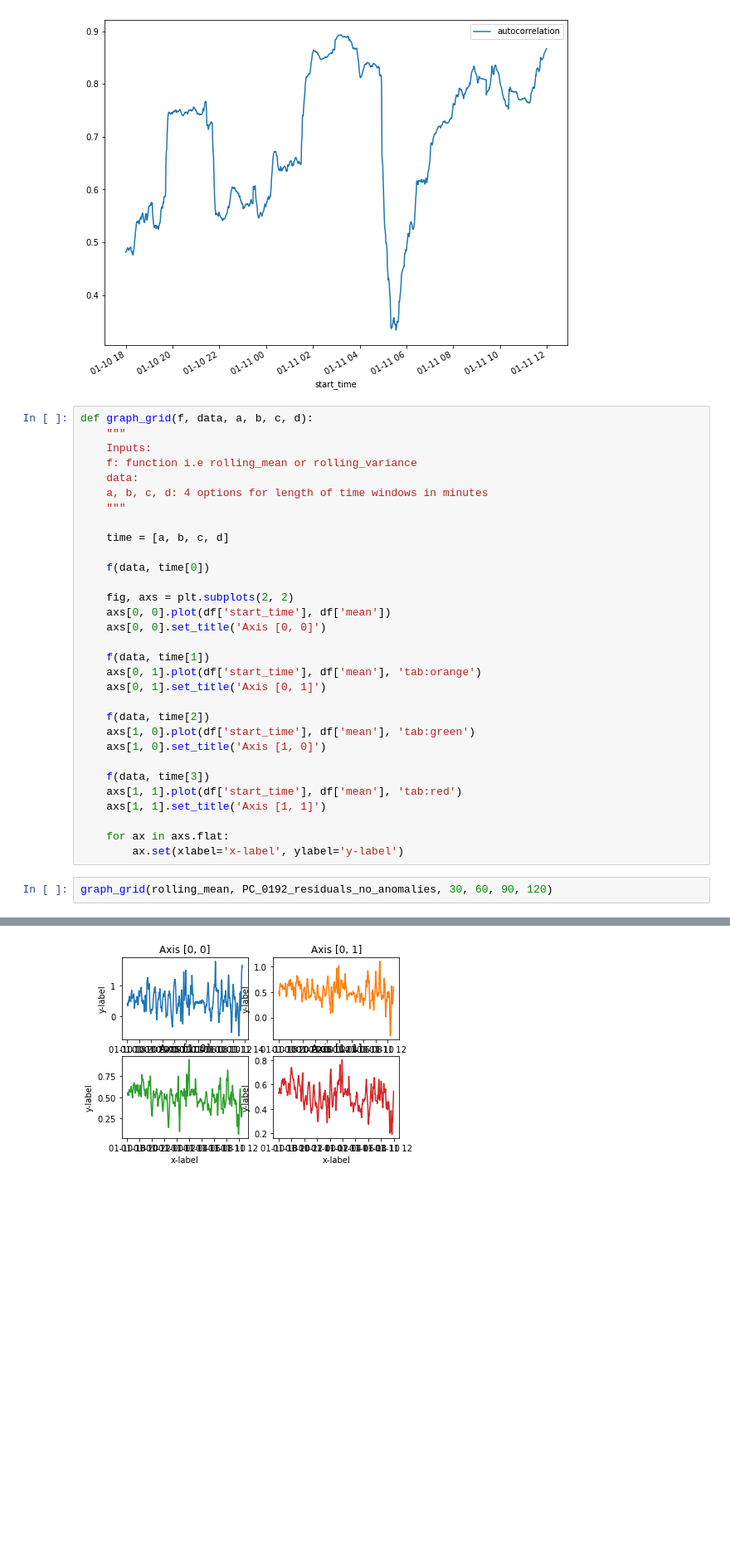
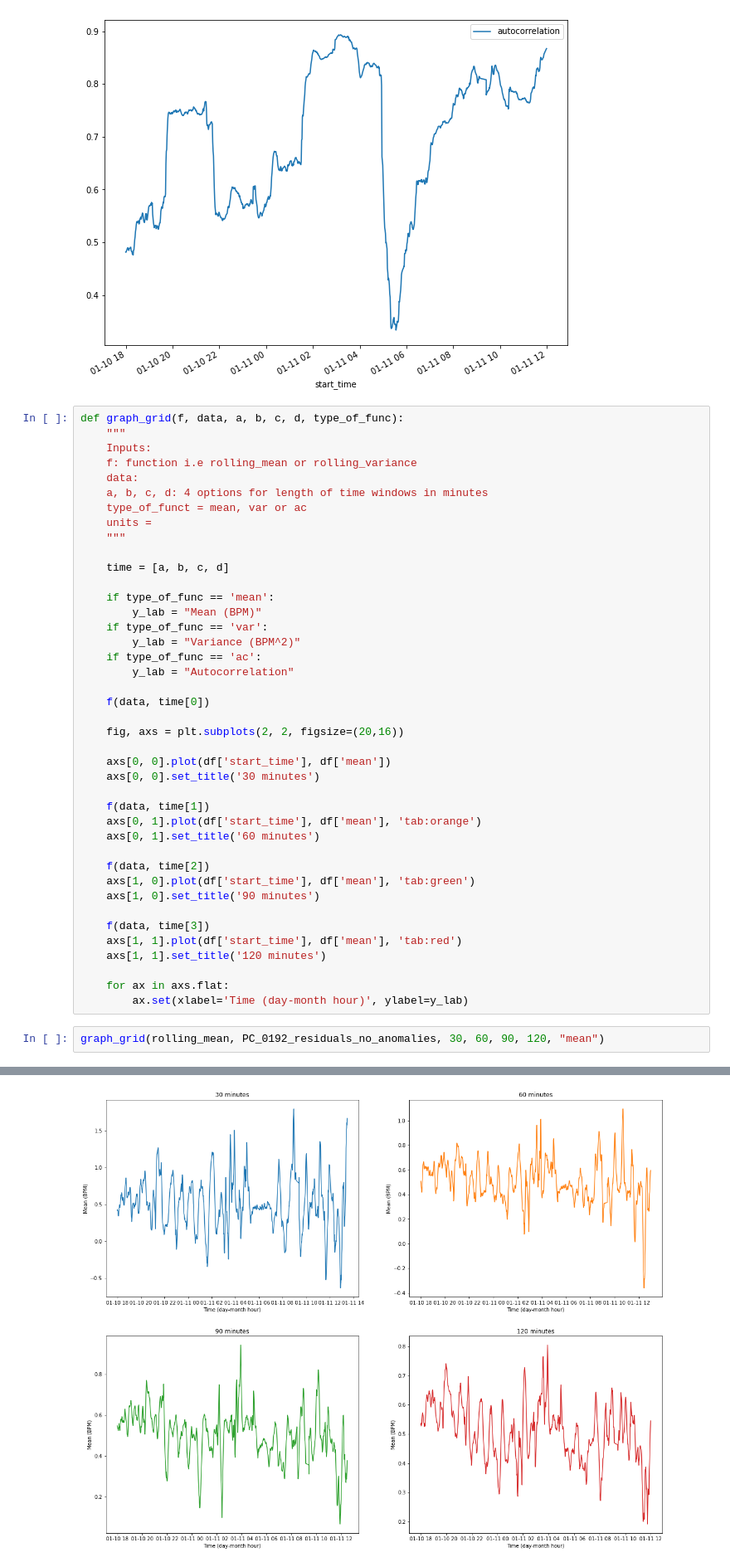
Before and after one commit to l-khali/In2Research, a Jupyter notebook: PC-0192_analysis.ipynb, the cells around one changed output, grey strips where cells are left out. Shown at 83% size. Saved outputs shown, nothing was run; the diff lists cells and outputs as text; blank space fills up the shorter version.

Commit message:
hr graph

```diff
--- a/PC-0192_analysis.ipynb
+++ b/PC-0192_analysis.ipynb
@@ -791,53 +791,63 @@ The Hamid and Rao correction relusts in a p-value of 0.0010411659590177091
 Output of Hamid Rao correction: Modified_Mann_Kendall_Test_Hamed_Rao_Approach(trend='increasing', h=True, p=0.0010411659590177091, z=3.279159975263558, Tau=0.317066556825593, s=184742.0, var_s=3173959 ...
 [figure]
 # %%
-def graph_grid(f, data, a, b, c, d):
+def graph_grid(f, data, a, b, c, d, type_of_func):
     """
     Inputs:
     f: function i.e rolling_mean or rolling_variance
     data:
     a, b, c, d: 4 options for length of time windows in minutes
+    type_of_funct = mean, var or ac
+    units =
     """
 
     time = [a, b, c, d]
 
+    if type_of_func == 'mean':
+        y_lab = "Mean (BPM)"
+    if type_of_func == 'var':
+        y_lab = "Variance (BPM^2)"
+    if type_of_func == 'ac':
+        y_lab = "Autocorrelation"
+
     f(data, time[0])
 
-    fig, axs = plt.subplots(2, 2)
+    fig, axs = plt.subplots(2, 2, figsize=(20,16))
+
     axs[0, 0].plot(df['start_time'], df['mean'])
-    axs[0, 0].set_title('Axis [0, 0]')
+    axs[0, 0].set_title('30 minutes')
 
     f(data, time[1])
     axs[0, 1].plot(df['start_time'], df['mean'], 'tab:orange')
-    axs[0, 1].set_title('Axis [0, 1]')
+    axs[0, 1].set_title('60 minutes')
 
     f(data, time[2])
     axs[1, 0].plot(df['start_time'], df['mean'], 'tab:green')
-    axs[1, 0].set_title('Axis [1, 0]')
+    axs[1, 0].set_title('90 minutes')
 
     f(data, time[3])
     axs[1, 1].plot(df['start_time'], df['mean'], 'tab:red')
-    axs[1, 1].set_title('Axis [1, 1]')
+    axs[1, 1].set_title('120 minutes')
 
     for ax in axs.flat:
-        ax.set(xlabel='x-label', ylabel='y-label')
+        ax.set(xlabel='Time (day-month hour)', ylabel=y_lab)
 # %%
-graph_grid(rolling_mean, PC_0192_residuals_no_anomalies, 30, 60, 90, 120)
+graph_grid(rolling_mean, PC_0192_residuals_no_anomalies, 30, 60, 90, 120, "mean")
 # %% [output]
 The kendall tau correlation coefficient of the autocorrelation is -0.0766455181999461, and the p-value is 8.675801327701271e-05.
 The Hamid and Rao correction relusts in a p-value of 6.661338147750939e-16
 Output of Hamid Rao correction: Modified_Mann_Kendall_Test_Hamed_Rao_Approach(trend='decreasing', h=True, p=6.661338147750939e-16, z=-8.090948159058819, Tau=-0.07674321686297735, s=-52482.0, var_s=420 ...
 The kendall tau correlation coefficient of the autocorrelation is -0.20032542486803392, and the p-value is 4.210595378613826e-24.
 The Hamid and Rao correction relusts in a p-value of 1.1088664812142213e-05
 Output of Hamid Rao correction: Modified_Mann_Kendall_Test_Hamed_Rao_Approach(trend='decreasing', h=True, p=1.1088664812142213e-05, z=-4.394776760690808, Tau=-0.20014632718759146, s=-129941.0, var_s=8 ...
 The kendall tau correlation coefficient of the autocorrelation is -0.2747707533187448, and the p-value is 9.302279597142113e-43.
 The Hamid and Rao correction relusts in a p-value of 1.8662136185287892e-06
 Output of Hamid Rao correction: Modified_Mann_Kendall_Test_Hamed_Rao_Approach(trend='decreasing', h=True, p=1.8662136185287892e-06, z=-4.767396984896109, Tau=-0.27456762443236743, s=-168995.0, var_s=1 ...
 The kendall tau correlation coefficient of the autocorrelation is -0.2582963753587517, and the p-value is 5.2512862375533705e-37.
 The Hamid and Rao correction relusts in a p-value of 0.00021481448497717714
 Output of Hamid Rao correction: Modified_Mann_Kendall_Test_Hamed_Rao_Approach(trend='decreasing', h=True, p=0.00021481448497717714, z=-3.700925569098241, Tau=-0.2583668005354752, s=-150540.0, var_s=16 ...
 [figure]
-[figure, old version]
+[figure, new version]
 [figure]
 [figure]
 [figure]
```
Also changed, not shown: 1 other file.
